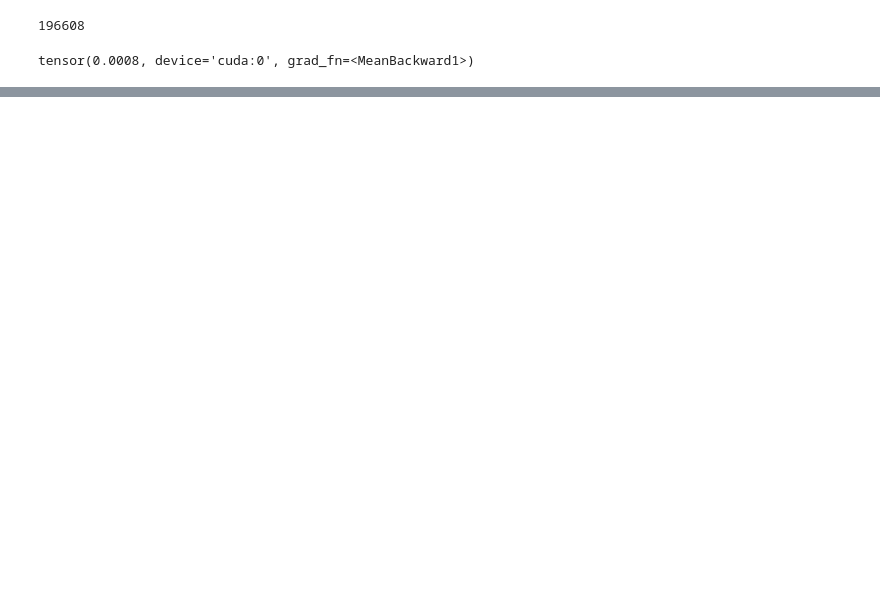
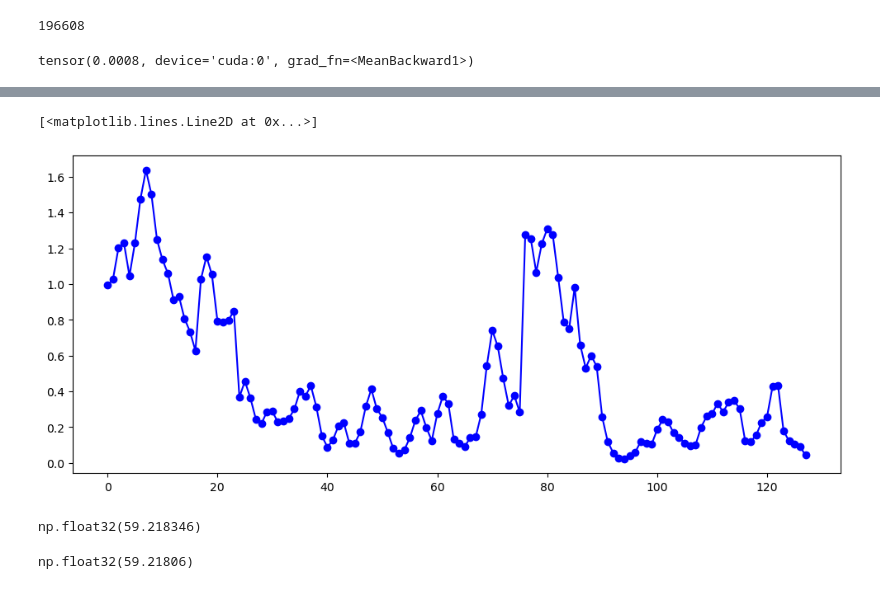
Before and after one commit to Kevinxsn/deep_learning_and_gene_expression, a Jupyter notebook: enfomer_pytorch/training_test.ipynb, the cells around one changed output, grey strips where cells are left out. Cells and saved outputs as stored; diff of their text form; code cells hidden in the pictures; blank space fills up the shorter version.

```diff
--- a/enfomer_pytorch/training_test.ipynb
+++ b/enfomer_pytorch/training_test.ipynb
@@ -261,0 +374,17 @@ Pearson Correlation Coefficient: 0.0011403672397136688
+# %%
+gene_expression_mean2.shape
+bin_indices = np.arange(len(gene_expression_mean2))
+
+plt.figure(figsize=(12, 5))
+plt.plot(bin_indices, gene_expression_mean2, marker='o', linestyle='-', color='b', label='Gene Expression')
+# %% [output]
+[<matplotlib.lines.Line2D at 0x...>]
+[figure, added]
+# %%
+sum(gene_expression_mean2)
+# %% [output]
+np.float32(59.218346)
+# %%
+sum(gene_expression_mean)
+# %% [output]
+np.float32(59.21806)
```
Also changed, not shown: parts of 51 cells of this notebook, 5 other files.
